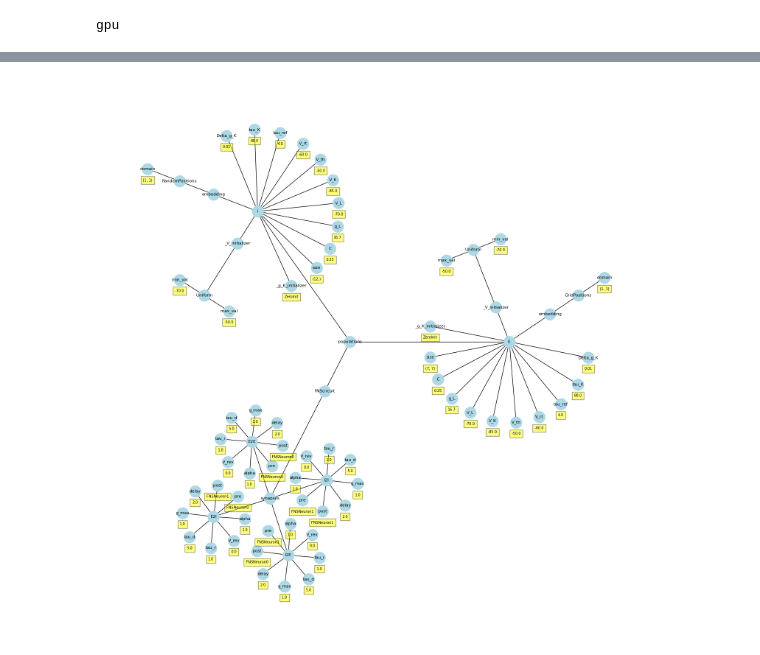
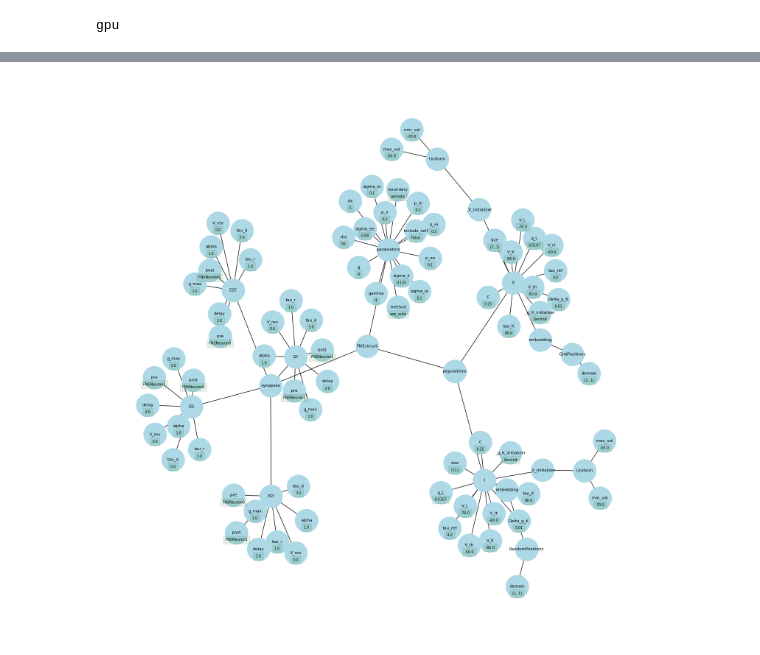
Before and after one commit to brendanjohnharris/WRCircuit.jl, a Jupyter notebook: scripts/plots/dynamics/fnscircuit_construction.ipynb, the cells around one changed output, grey strips where cells are left out. Saved outputs shown, nothing was run; the diff lists cells and outputs as text; code cells hidden in the pictures.

```diff
--- a/scripts/plots/dynamics/fnscircuit_construction.ipynb
+++ b/scripts/plots/dynamics/fnscircuit_construction.ipynb
@@ -76,38 +76,38 @@ def add_nodes_edges(d, G, parent=None):
             # If value is a leaf node, store the value in node attributes
             G.nodes[node_id]['value'] = value
 
 # Build the graph starting from the root
 add_nodes_edges(FNSnet.to_dict(), G)
 
 # Create a mapping of node IDs to labels
 labels = {node: G.nodes[node]['label'] for node in G.nodes()}
 
 # Try to use a hierarchical layout; fall back to spring layout if not available
 # try:
-pos = nx.nx_pydot.graphviz_layout(G, prog="circo", root=1)
+pos = nx.nx_pydot.graphviz_layout(G, prog="sfdp", root=0)
 # except:
-#     pos = nx.spring_layout(G)
+# pos = nx.spring_layout(G)
 
 # Draw the nodes and edges
 plt.figure(figsize=(15, 15))
-nx.draw(G, pos, with_labels=False, arrows=False, node_size=500, node_color='lightblue')
+nx.draw(G, pos, with_labels=False, arrows=False, node_size=2000, node_color='lightblue')
 
 # Draw node labels (keys)
 nx.draw_networkx_labels(G, pos, labels=labels, font_size=8)
 
 # Annotate leaf nodes with their values
 for node in G.nodes():
     if 'value' in G.nodes[node]:
         x, y = pos[node]
         value = G.nodes[node]['value']
         # Adjust the position to place the value adjacent to the node
-        plt.text(x, y-50, s=str(value), fontsize=7, ha='center', va='top', bbox=dict(facecolor='yellow', alpha=0.5))
+        plt.text(x, y-10, s=str(value), fontsize=7, ha='center', va='center', bbox=dict(facecolor='green', alpha=0.1))
 
 # Display the graph
 plt.tight_layout()
 plt.show()
 # %% [output]
-[figure, old version]
+[figure, new version]
 # %%
 if np.product(FNSnet.E.size) <= 100:
     fig, ax = plt.subplots()
```
Also changed, not shown: parts of 7 cells of this notebook, 4 other files.
